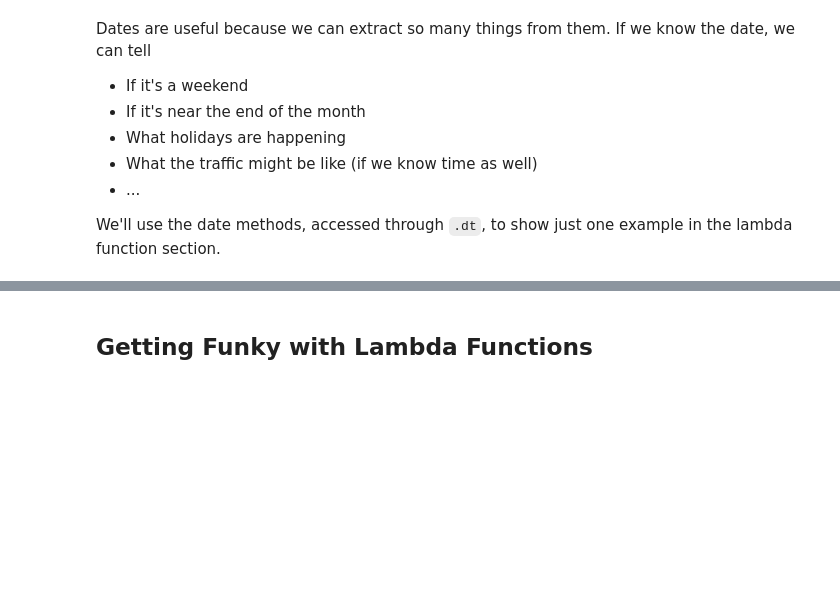
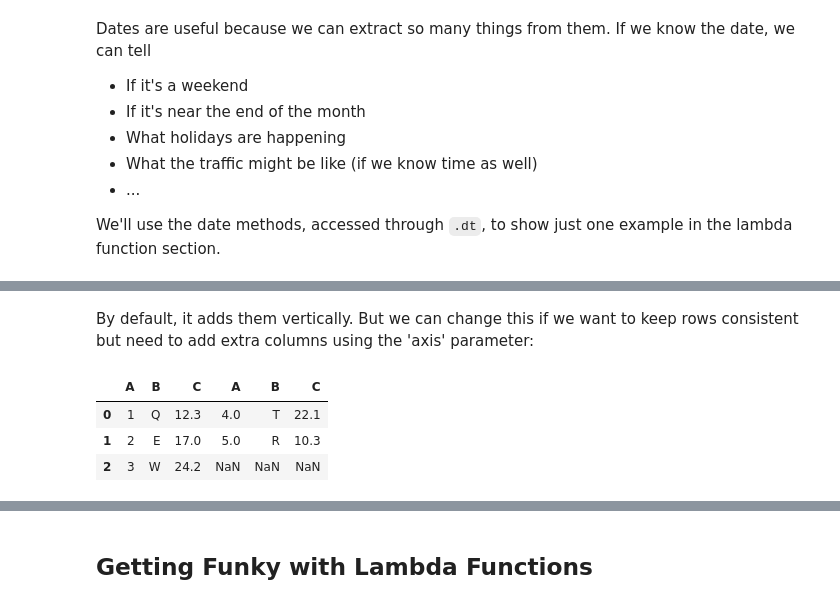
Before and after one commit to johnowhitaker/ds_zero, a Jupyter notebook: 02_Data_Cleaning_and_Visualization.ipynb, the cells around one changed output, grey strips where cells are left out. Saved outputs shown, nothing was run; the diff lists cells and outputs as text; code cells hidden in the pictures; blank space fills up the shorter version.

```diff
--- a/02_Data_Cleaning_and_Visualization.ipynb
+++ b/02_Data_Cleaning_and_Visualization.ipynb
@@ -397,0 +410,7 @@ We'll discuss these options each time we encounter missing data. For now, let's
+# %%
+df_b = pd.DataFrame({
+    'A':[4, 5],
+    'B':['T', 'R'],
+    'C':[22.1, 10.3]
+})
+df_b
@@ -397,0 +449,9 @@ We'll discuss these options each time we encounter missing data. For now, let's
+# %% [markdown]
+By default, it adds them vertically. But we can change this if we want to keep rows consistent but need to add extra columns using the 'axis' parameter:
+# %%
+pd.concat([df_a, df_b], axis=1)
+# %% [output]
+|  | A | B | C | A | B | C |
+| 0 | 1 | Q | 12.3 | 4.0 | T | 22.1 |
+| 1 | 2 | E | 17.0 | 5.0 | R | 10.3 |
+| 2 | 3 | W | 24.2 | NaN | NaN | NaN |
```
Also changed, not shown: parts of 16 cells of this notebook, 5 other files.
